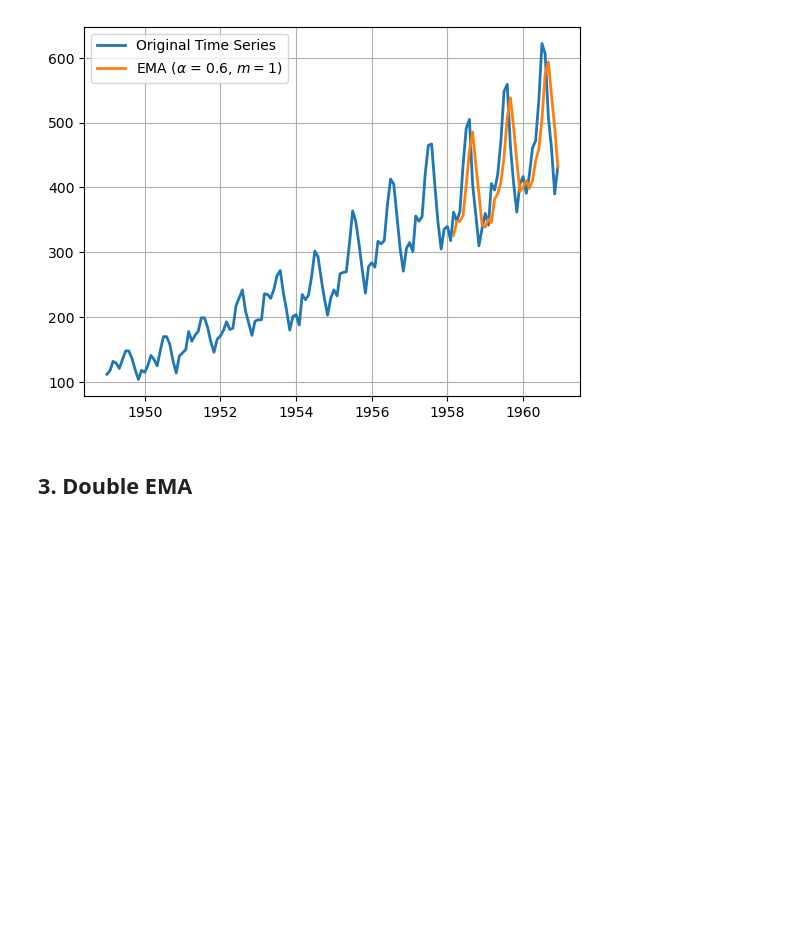
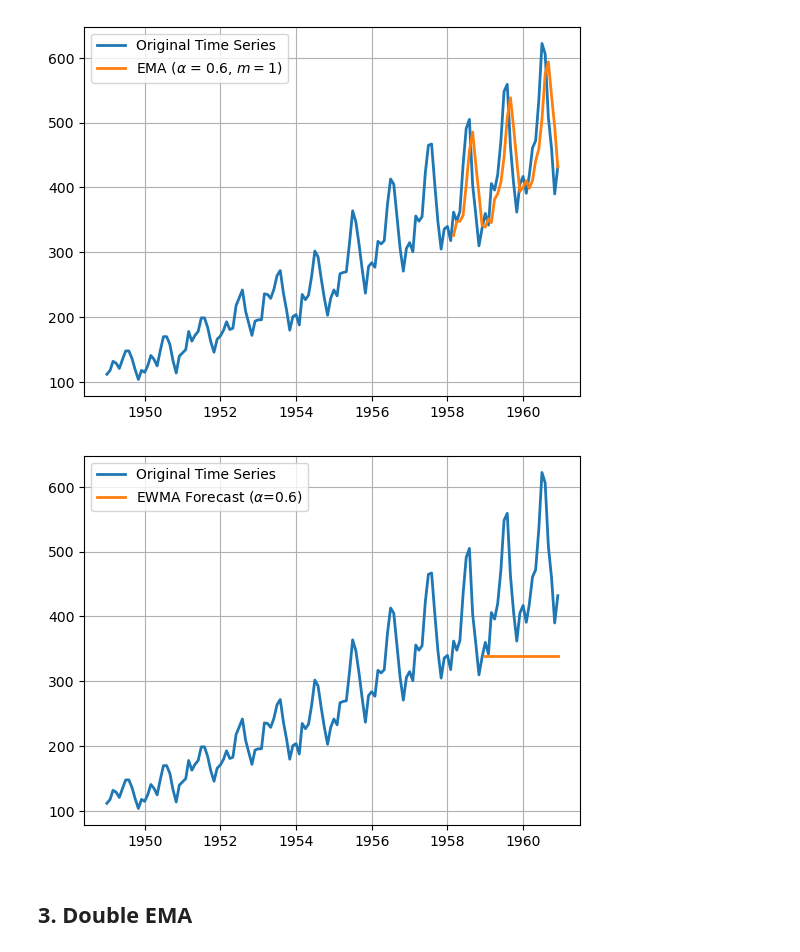
Before and after one commit to NetManAIOps/sktime, a Jupyter notebook: lectures/lec7/MA.ipynb, the cells around one changed output. Cells and saved outputs as stored; diff of their text form; code cells hidden in the pictures; blank space fills up the shorter version.

```diff
--- a/lectures/lec7/MA.ipynb
+++ b/lectures/lec7/MA.ipynb
@@ -85,5 +152,83 @@ plt.grid(True)
 plt.show()
 # %% [output]
 [figure]
+# %%
+# Recursive Exponential Moving Average (EWMA) forecasting
+
+import matplotlib.pyplot as plt
+import pandas as pd
+
+from sktime.datasets import load_airline
+
+y = load_airline()
+
+if isinstance(y.index, pd.PeriodIndex):
+    y = y.copy()
+    y.index = y.index.to_timestamp()
+
+alpha = 0.6
+h = 24
+forecast_start = 120
+
+# Observed data up to time t
+y_train = y.iloc[:forecast_start]
+
+# Compute EWMA level M_t on observed data
+emwa = y_train.astype(float).copy()
+emwa.iloc[0] = y_train.iloc[0]
+
+for t in range(1, len(y_train)):
+    emwa.iloc[t] = alpha * y_train.iloc[t] + (1 - alpha) * emwa.iloc[t - 1]
+
+M_t = emwa.iloc[-1]
+
+# Recursive EWMA forecasting
+recursive_forecast = []
+M_star = M_t
+
+for m in range(1, h + 1):
+    # Forecast at t + m is the current EWMA level
+    next_pred = M_star
+    recursive_forecast.append(next_pred)
+
+    # Update EWMA state using the forecast as the new value
+    M_star = alpha * next_pred + (1 - alpha) * M_star
+
+# Forecast index
+freq = pd.infer_freq(y.index)
+
+forecast_index = pd.date_range(
+    start=y_train.index[-1],
+    periods=h + 1,
+    freq=freq
+)[1:]
+
+recursive_forecast = pd.Series(
+    recursive_forecast,
+    index=forecast_index,
+    name=f"Recursive EWMA Forecast (alpha={alpha})"
+)
+
+# Plot
+plt.figure()
+
+plt.plot(
+    y,
+    label="Original Time Series",
+    linewidth=2
+)
+
+plt.plot(
+    recursive_forecast,
+    label=rf"EWMA Forecast ($\alpha$={alpha})",
+    linewidth=2
+)
+
+plt.legend()
+plt.grid(True)
+
+plt.show()
+# %% [output]
+[figure, added]
 # %% [markdown]
 ## 3. Double EMA
```
Also changed, not shown: parts of 5 cells of this notebook, 1 other file.
